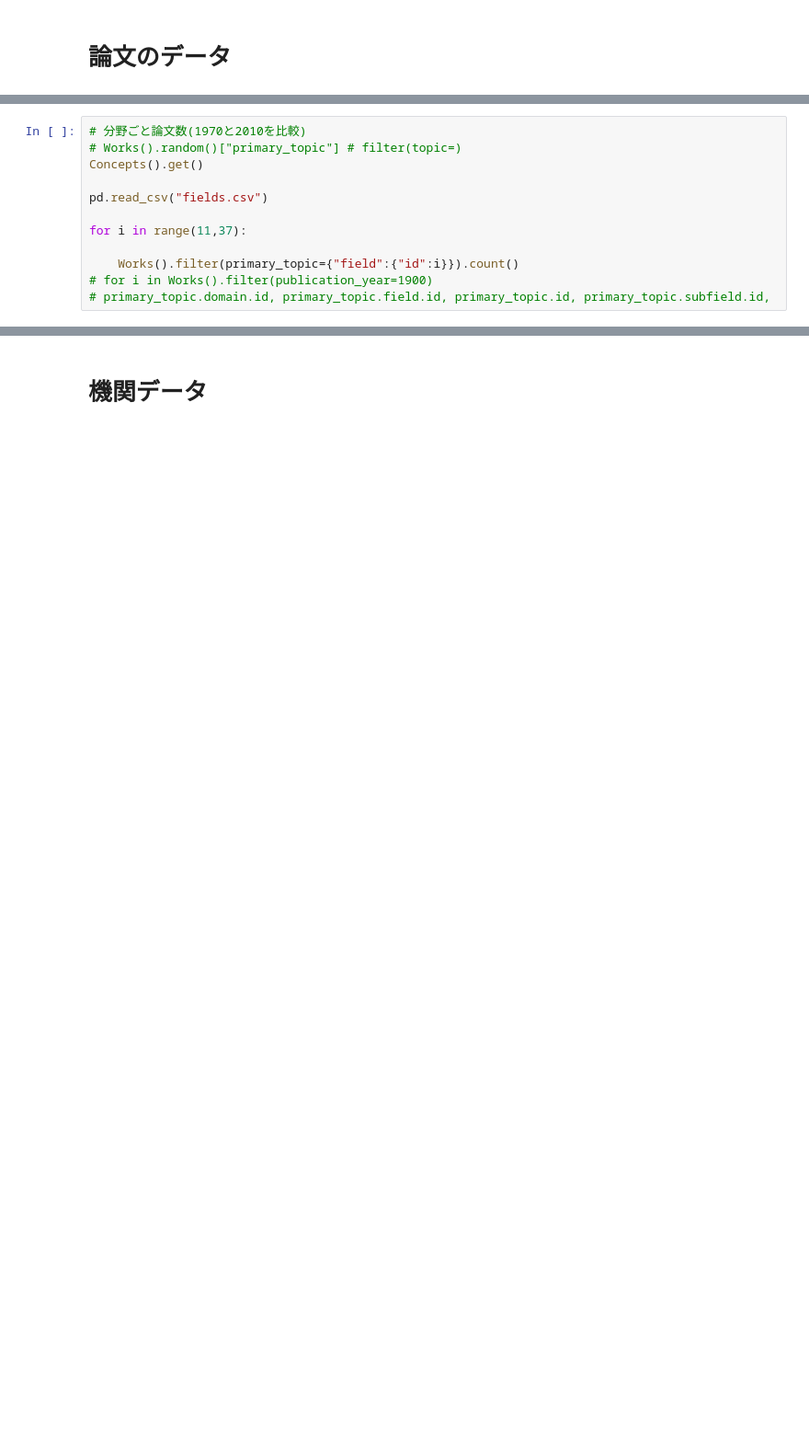
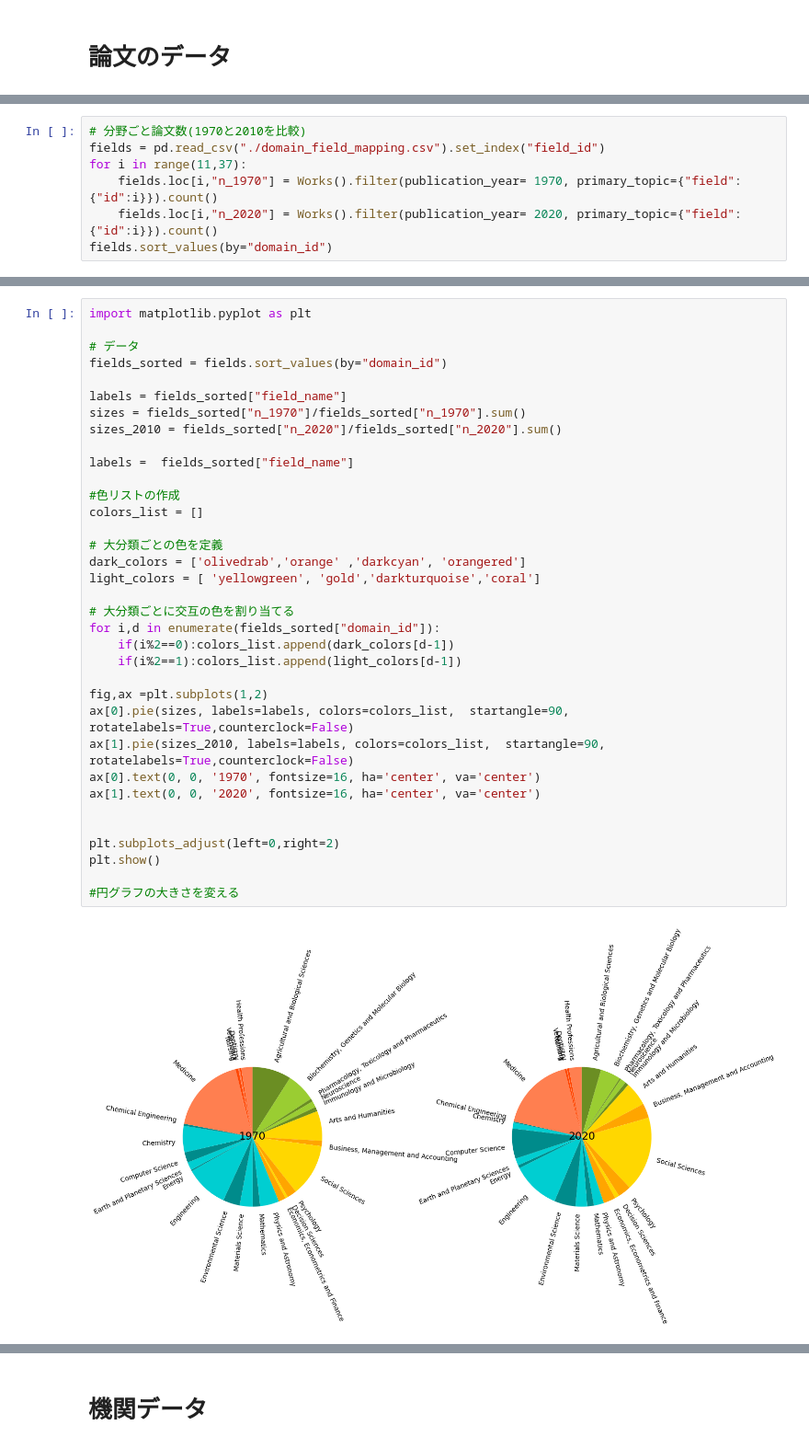
Before and after one commit to ScisciJP/tutorial_jp, a Jupyter notebook: 1-GettingStarted.ipynb, the cells around one changed output, grey strips where cells are left out. Shown at 92% size. Drawn from its saved outputs; the diff is of its cells as text; blank space fills up the shorter version.

```diff
--- a/1-GettingStarted.ipynb
+++ b/1-GettingStarted.ipynb
@@ -81,13 +72,8 @@ plt.show()
 # %%
 # 分野ごと論文数(1970と2010を比較)
-# Works().random()["primary_topic"] # filter(topic=)
-Concepts().get()
-
-pd.read_csv("fields.csv")
-
+fields = pd.read_csv("./domain_field_mapping.csv").set_index("field_id")
 for i in range(11,37):
-
-    Works().filter(primary_topic={"field":{"id":i}}).count()
-# for i in Works().filter(publication_year=1900)
-# primary_topic.domain.id, primary_topic.field.id, primary_topic.id, primary_topic.subfield.id,
+    fields.loc[i,"n_1970"] = Works().filter(publication_year= 1970, primary_topic={"field":{"id":i}}).count()
+    fields.loc[i,"n_2020"] = Works().filter(publication_year= 2020, primary_topic={"field":{"id":i}}).count()
+fields.sort_values(by="domain_id")
 # %% [output]
@@ -168,0 +98,37 @@ print(data['apc_list']) #APC(オープンアクセス出版料)
+# %%
+import matplotlib.pyplot as plt
+
+# データ
+fields_sorted = fields.sort_values(by="domain_id")
+
+labels = fields_sorted["field_name"]
+sizes = fields_sorted["n_1970"]/fields_sorted["n_1970"].sum()
+sizes_2010 = fields_sorted["n_2020"]/fields_sorted["n_2020"].sum()
+
+labels =  fields_sorted["field_name"]
+
+#色リストの作成
+colors_list = []
+
+# 大分類ごとの色を定義
+dark_colors = ['olivedrab','orange' ,'darkcyan', 'orangered']
+light_colors = [ 'yellowgreen', 'gold','darkturquoise','coral']
+
+# 大分類ごとに交互の色を割り当てる
+for i,d in enumerate(fields_sorted["domain_id"]):
+    if(i%2==0):colors_list.append(dark_colors[d-1])
+    if(i%2==1):colors_list.append(light_colors[d-1])
+
+fig,ax =plt.subplots(1,2)
+ax[0].pie(sizes, labels=labels, colors=colors_list,  startangle=90, rotatelabels=True,counterclock=False)
+ax[1].pie(sizes_2010, labels=labels, colors=colors_list,  startangle=90, rotatelabels=True,counterclock=False)
+ax[0].text(0, 0, '1970', fontsize=16, ha='center', va='center')
+ax[1].text(0, 0, '2020', fontsize=16, ha='center', va='center')
+
+
+plt.subplots_adjust(left=0,right=2)
+plt.show()
+
+#円グラフの大きさを変える
+# %% [output]
+[figure, added]
```
Also changed, not shown: parts of 22 cells of this notebook, 7 other files.
